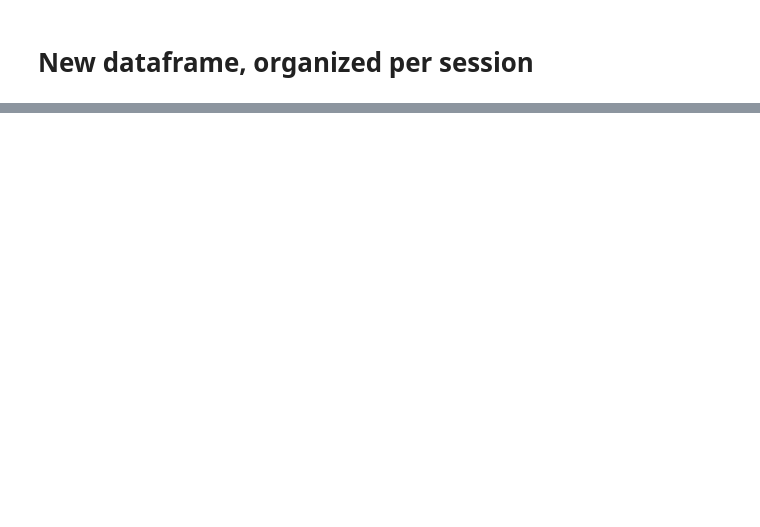
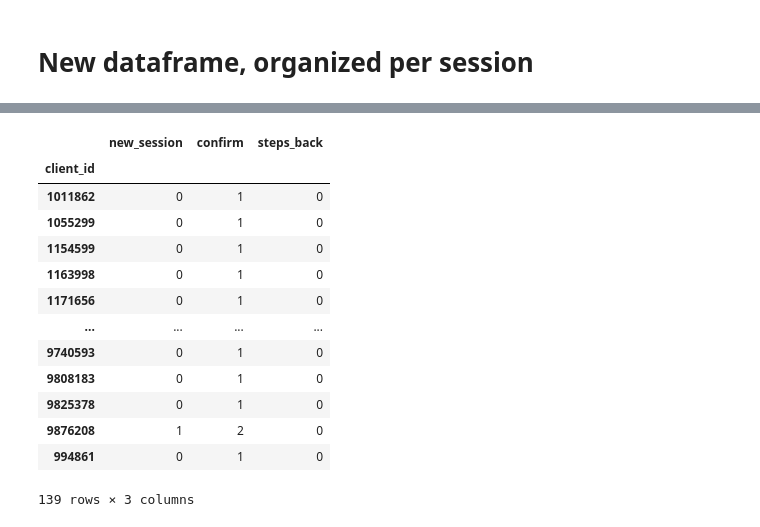
Before and after one commit to dimitsagk/AB_Testing_Analysis, a Jupyter notebook: notebooks/Project_2_02Cleaning+EDA.ipynb, the cells around one changed output, grey strips where cells are left out. Cells and saved outputs as stored; diff of their text form; code cells hidden in the pictures; blank space fills up the shorter version.

```diff
--- a/notebooks/Project_2_02Cleaning+EDA.ipynb
+++ b/notebooks/Project_2_02Cleaning+EDA.ipynb
@@ -838,0 +921,17 @@ df_2.head(20)
+# %%
+b[b.confirm > b.new_session]
+# %% [output]
+|  | new_session | confirm | steps_back |
+| client_id |  |  |  |
+| 1011862 | 0 | 1 | 0 |
+| 1055299 | 0 | 1 | 0 |
+| 1154599 | 0 | 1 | 0 |
+| 1163998 | 0 | 1 | 0 |
+| 1171656 | 0 | 1 | 0 |
+| ... | ... | ... | ... |
+| 9740593 | 0 | 1 | 0 |
+| 9808183 | 0 | 1 | 0 |
+| 9825378 | 0 | 1 | 0 |
+| 9876208 | 1 | 2 | 0 |
+| 994861 | 0 | 1 | 0 |
+139 rows × 3 columns
```
Also changed, not shown: parts of 47 cells of this notebook.
